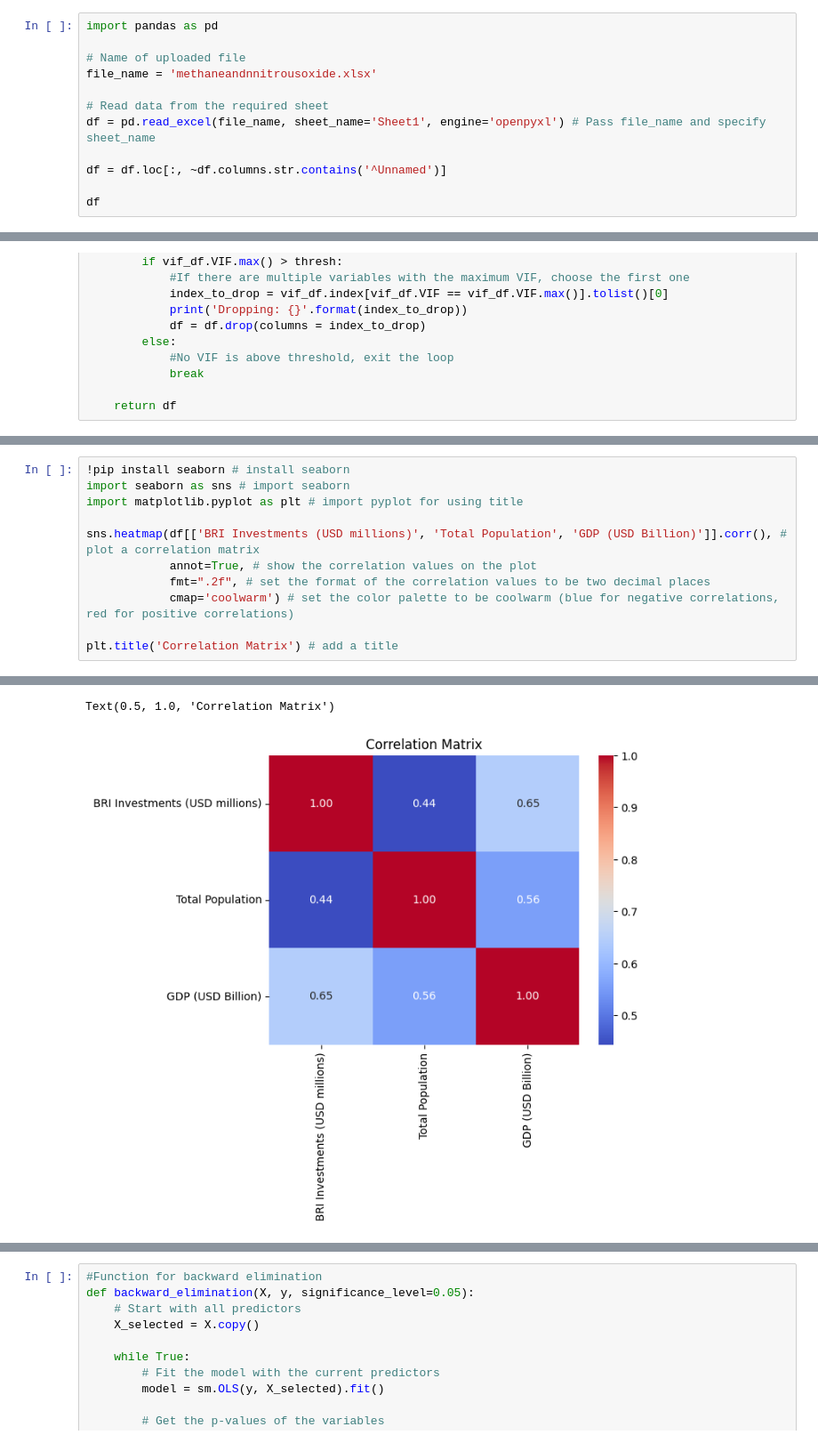
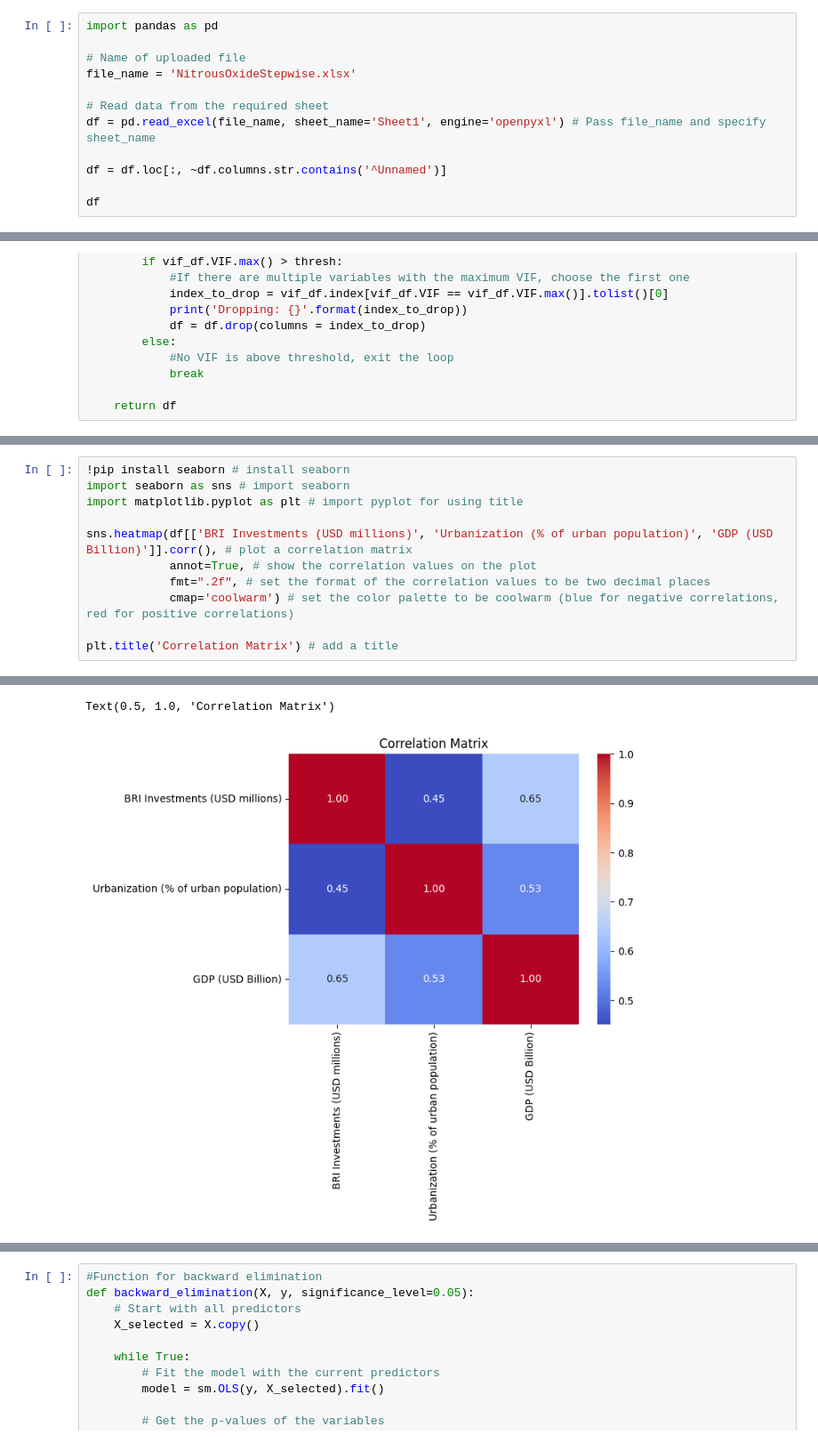
Before and after one commit to ilinashah177/Coursework-Website, a Jupyter notebook: nitrousoxidepercapitastepwise.ipynb, the cells around one changed output, grey strips where cells are left out. Shown at 89% size. Drawn from its saved outputs; the diff is of its cells as text.

```diff
--- a/nitrousoxidepercapitastepwise.ipynb
+++ b/nitrousoxidepercapitastepwise.ipynb
@@ -29,7 +29,7 @@ Saving methaneandnnitrousoxide.xlsx to methaneandnnitrousoxide.xlsx
 import pandas as pd
 
 # Name of uploaded file
-file_name = 'methaneandnnitrousoxide.xlsx'
+file_name = 'NitrousOxideStepwise.xlsx'
 
 # Read data from the required sheet
 df = pd.read_excel(file_name, sheet_name='Sheet1', engine='openpyxl') # Pass file_name and specify sheet_name
@@ -117,32 +117,32 @@ Index(['BRI Investments (USD millions)', 'Total Population',
 # %%
 !pip install seaborn # install seaborn
 import seaborn as sns # import seaborn
 import matplotlib.pyplot as plt # import pyplot for using title
 
-sns.heatmap(df[['BRI Investments (USD millions)', 'Total Population', 'GDP (USD Billion)']].corr(), # plot a correlation matrix
+sns.heatmap(df[['BRI Investments (USD millions)', 'Urbanization (% of urban population)', 'GDP (USD Billion)']].corr(), # plot a correlation matrix
             annot=True, # show the correlation values on the plot
             fmt=".2f", # set the format of the correlation values to be two decimal places
             cmap='coolwarm') # set the color palette to be coolwarm (blue for negative correlations, red for positive correlations)
 
 plt.title('Correlation Matrix') # add a title
 # %% [output]
 Requirement already satisfied: seaborn in /usr/local/lib/python3.11/dist-packages (0.13.2)
 Requirement already satisfied: numpy!=1.24.0,>=1.20 in /usr/local/lib/python3.11/dist-packages (from seaborn) (1.26.4)
 Requirement already satisfied: pandas>=1.2 in /usr/local/lib/python3.11/dist-packages (from seaborn) (2.2.2)
 Requirement already satisfied: matplotlib!=3.6.1,>=3.4 in /usr/local/lib/python3.11/dist-packages (from seaborn) (3.10.0)
 Requirement already satisfied: contourpy>=1.0.1 in /usr/local/lib/python3.11/dist-packages (from matplotlib!=3.6.1,>=3.4->seaborn) (1.3.1)
 Requirement already satisfied: cycler>=0.10 in /usr/local/lib/python3.11/dist-packages (from matplotlib!=3.6.1,>=3.4->seaborn) (0.12.1)
 Requirement already satisfied: fonttools>=4.22.0 in /usr/local/lib/python3.11/dist-packages (from matplotlib!=3.6.1,>=3.4->seaborn) (4.55.4)
 Requirement already satisfied: kiwisolver>=1.3.1 in /usr/local/lib/python3.11/dist-packages (from matplotlib!=3.6.1,>=3.4->seaborn) (1.4.8)
 Requirement already satisfied: packaging>=20.0 in /usr/local/lib/python3.11/dist-packages (from matplotlib!=3.6.1,>=3.4->seaborn) (24.2)
 Requirement already satisfied: pillow>=8 in /usr/local/lib/python3.11/dist-packages (from matplotlib!=3.6.1,>=3.4->seaborn) (11.1.0)
 Requirement already satisfied: pyparsing>=2.3.1 in /usr/local/lib/python3.11/dist-packages (from matplotlib!=3.6.1,>=3.4->seaborn) (3.2.1)
 Requirement already satisfied: python-dateutil>=2.7 in /usr/local/lib/python3.11/dist-packages (from matplotlib!=3.6.1,>=3.4->seaborn) (2.8.2)
 Requirement already satisfied: pytz>=2020.1 in /usr/local/lib/python3.11/dist-packages (from pandas>=1.2->seaborn) (2024.2)
 Requirement already satisfied: tzdata>=2022.7 in /usr/local/lib/python3.11/dist-packages (from pandas>=1.2->seaborn) (2025.1)
 Requirement already satisfied: six>=1.5 in /usr/local/lib/python3.11/dist-packages (from python-dateutil>=2.7->matplotlib!=3.6.1,>=3.4->seaborn) (1.17.0)
 Text(0.5, 1.0, 'Correlation Matrix')
-[figure, old version]
+[figure, new version]
 # %%
 #Define dependent variable (environmental indicator, e.g., CO2 emissions)
 y = df['Per capita nitrous oxide emissions (tonnes of CO2 equivalents per person)']  # This is your dependent variable
```
Also changed, not shown: parts of 7 cells of this notebook.
